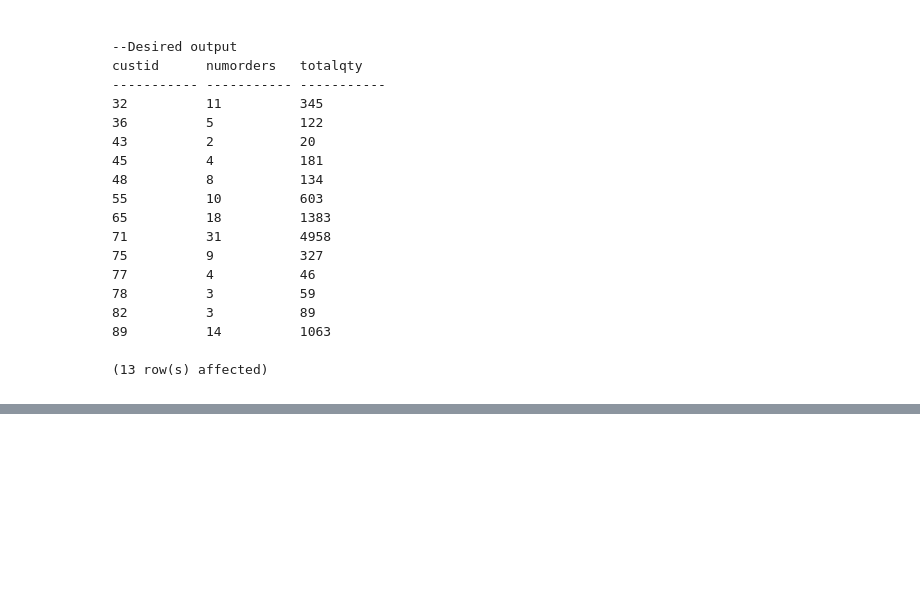
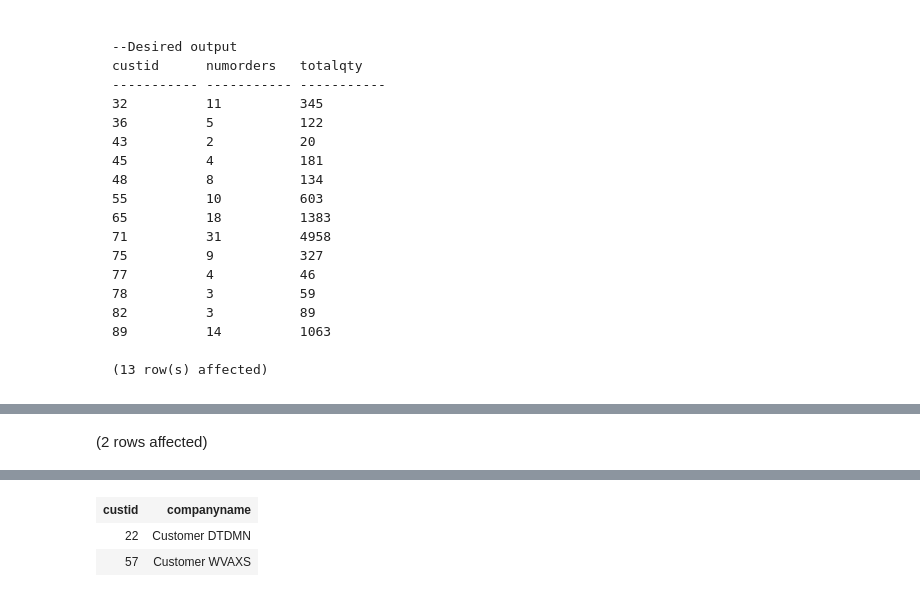
Before and after one commit to ryanmohamed/tsql_hw2, a Jupyter notebook: Chapter3_Exercises.ipynb, the cells around one changed output, grey strips where cells are left out. Drawn from its saved outputs; the diff is of its cells as text; code cells hidden in the pictures; blank space fills up the shorter version.

```diff
--- a/Chapter3_Exercises.ipynb
+++ b/Chapter3_Exercises.ipynb
@@ -262,0 +376,12 @@ custid      numorders   totalqty
+# %%
+use Northwinds2022TSQLV7
+
+select C.CustomerId as custid,
+    C.CustomerCompanyName as companyname
+from Sales.[Customer] as C
+    left outer join --include possible null orders for each customer
+    Sales.[Order] as O
+    on C.CustomerId = O.CustomerId
+where O.OrderId is NULL
+# %% [output]
+(2 rows affected)
@@ -262,0 +389,3 @@ custid      numorders   totalqty
+| custid | companyname |
+| 22 | Customer DTDMN |
+| 57 | Customer WVAXS |
```
Also changed, not shown: parts of 6 cells of this notebook.
